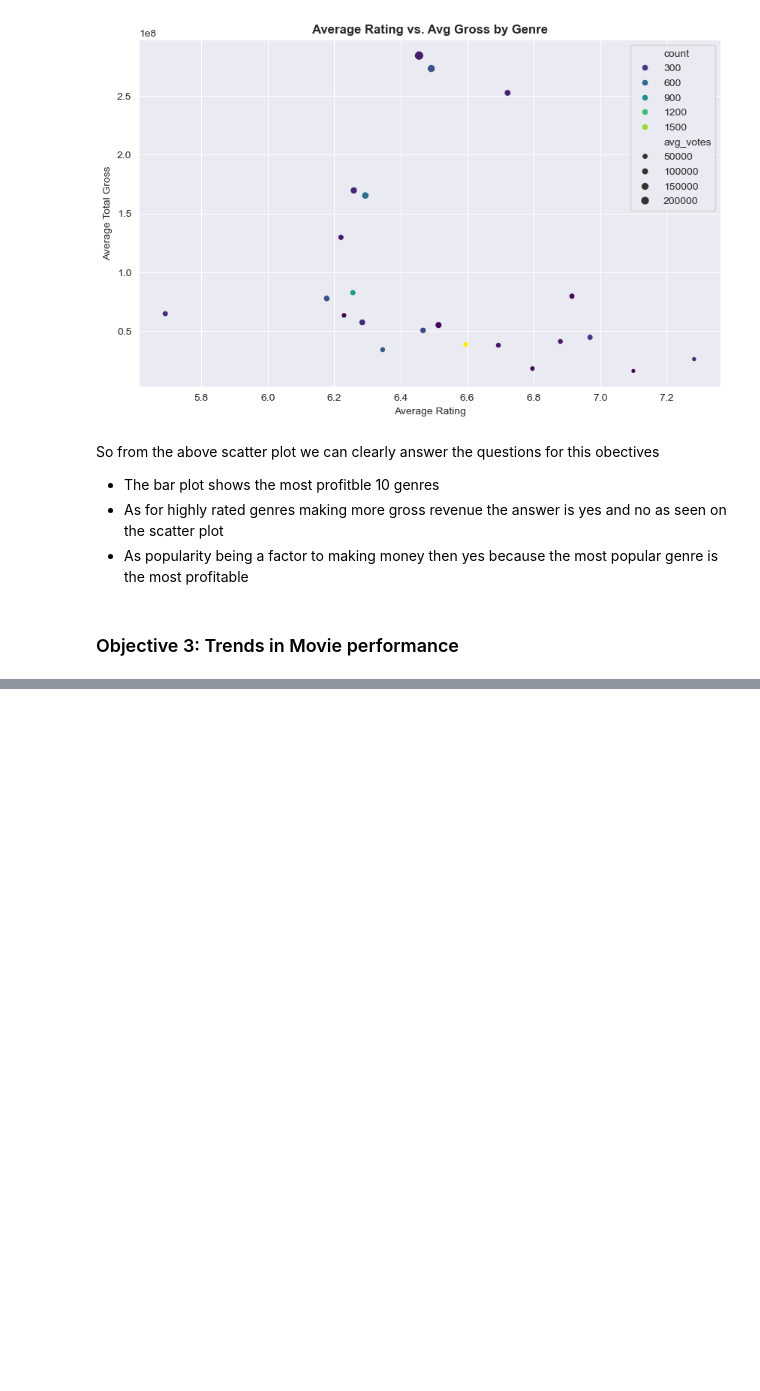
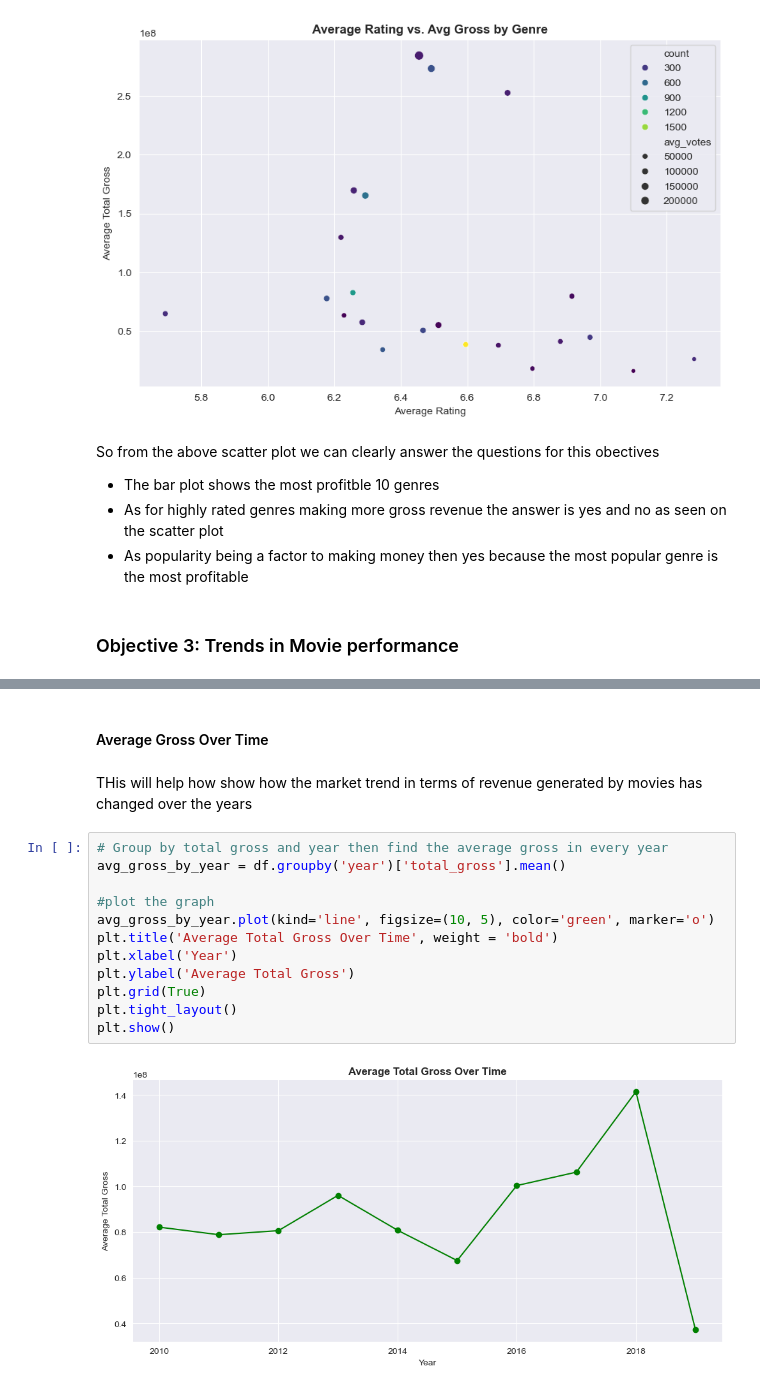
Before and after one commit to DianaMayalo/Phase-2-Project, a Jupyter notebook: EDA.ipynb, the cells around one changed output, grey strips where cells are left out. Cells and saved outputs as stored; diff of their text form; blank space fills up the shorter version.

```diff
--- a/EDA.ipynb
+++ b/EDA.ipynb
@@ -232,0 +260,18 @@ So from the above scatter plot we can clearly answer the questions for this obec
+# %% [markdown]
+#### Average Gross Over Time
+# %% [markdown]
+THis will help how show how the market trend in terms of revenue generated by movies has changed over the years
+# %%
+# Group by total gross and year then find the average gross in every year
+avg_gross_by_year = df.groupby('year')['total_gross'].mean()
+
+#plot the graph
+avg_gross_by_year.plot(kind='line', figsize=(10, 5), color='green', marker='o')
+plt.title('Average Total Gross Over Time', weight = 'bold')
+plt.xlabel('Year')
+plt.ylabel('Average Total Gross')
+plt.grid(True)
+plt.tight_layout()
+plt.show()
+# %% [output]
+[figure, added]
```
Also changed, not shown: parts of 21 cells of this notebook.
